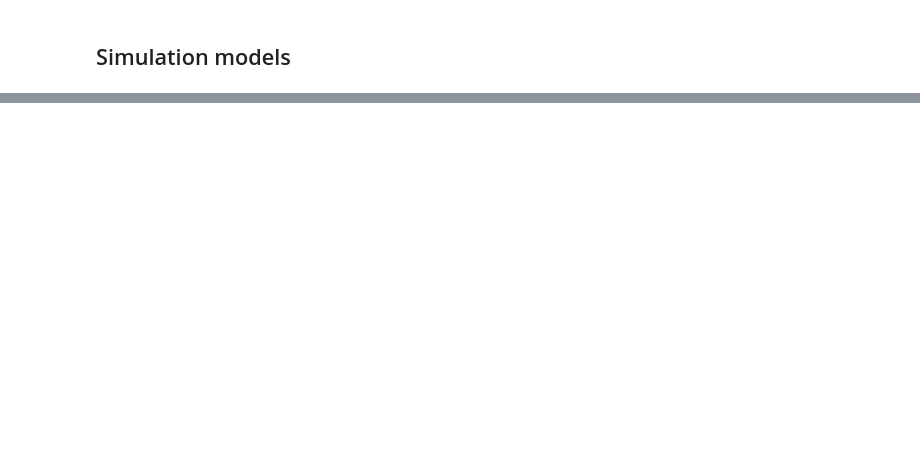
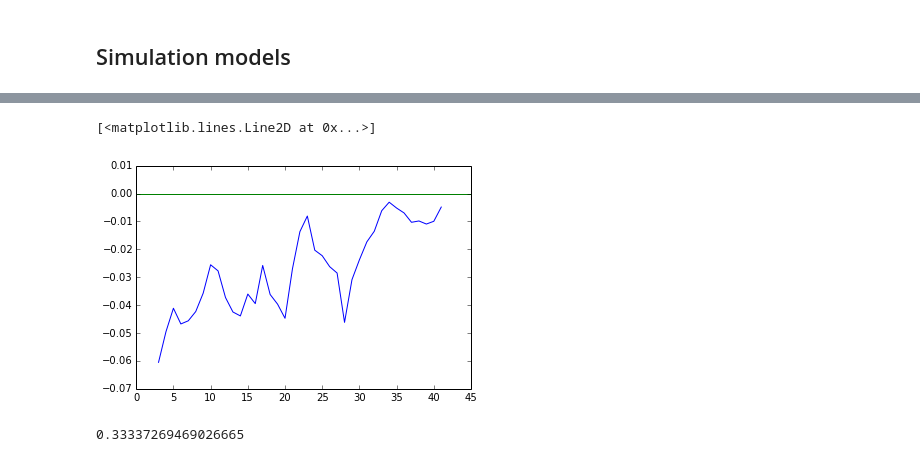
Before and after one commit to vankempen/Thesis, a Jupyter notebook: Simulation/Simulation.ipynb, the cells around one changed output, grey strips where cells are left out. Saved outputs shown, nothing was run; the diff lists cells and outputs as text; code cells hidden in the pictures; blank space fills up the shorter version.

```diff
--- a/Simulation/Simulation.ipynb
+++ b/Simulation/Simulation.ipynb
@@ -1503,0 +289,17 @@ ORD  >  LGA
+# %%
+def customerWTP_simple(ctp, factor=0.0655, OEF=1):
+    """
+    caclulate the customer's Willingness To Pay using simple estimation
+
+    ctp: current ticket prices
+    factor: the expected increase of the tickets
+        def: 0.0655 (6.55% expected increase,
+                     m = 3 days,
+                     entire historical dataset,
+                     no fill sold outs)
+    OEF: Over-Estimation Factor
+        def: 1 (no over/under-estimation)
+
+    returns: expected prices * random P^f
+    """
+    return ctp * factor * OEF
@@ -1503,0 +464,6 @@ ORD  >  LGA
+# %%
+plot(effPrice[7][0].get_percProfits(True))
+plot([0, 45], [0, 0])
+# %% [output]
+[<matplotlib.lines.Line2D at 0x...>]
+[figure, added]
@@ -1503,0 +486,4 @@ ORD  >  LGA
+# %%
+np.absolute((s2-s1)/s2).mean().mean()
+# %% [output]
+0.33337269469026665
```
Also changed, not shown: parts of 148 cells of this notebook.
